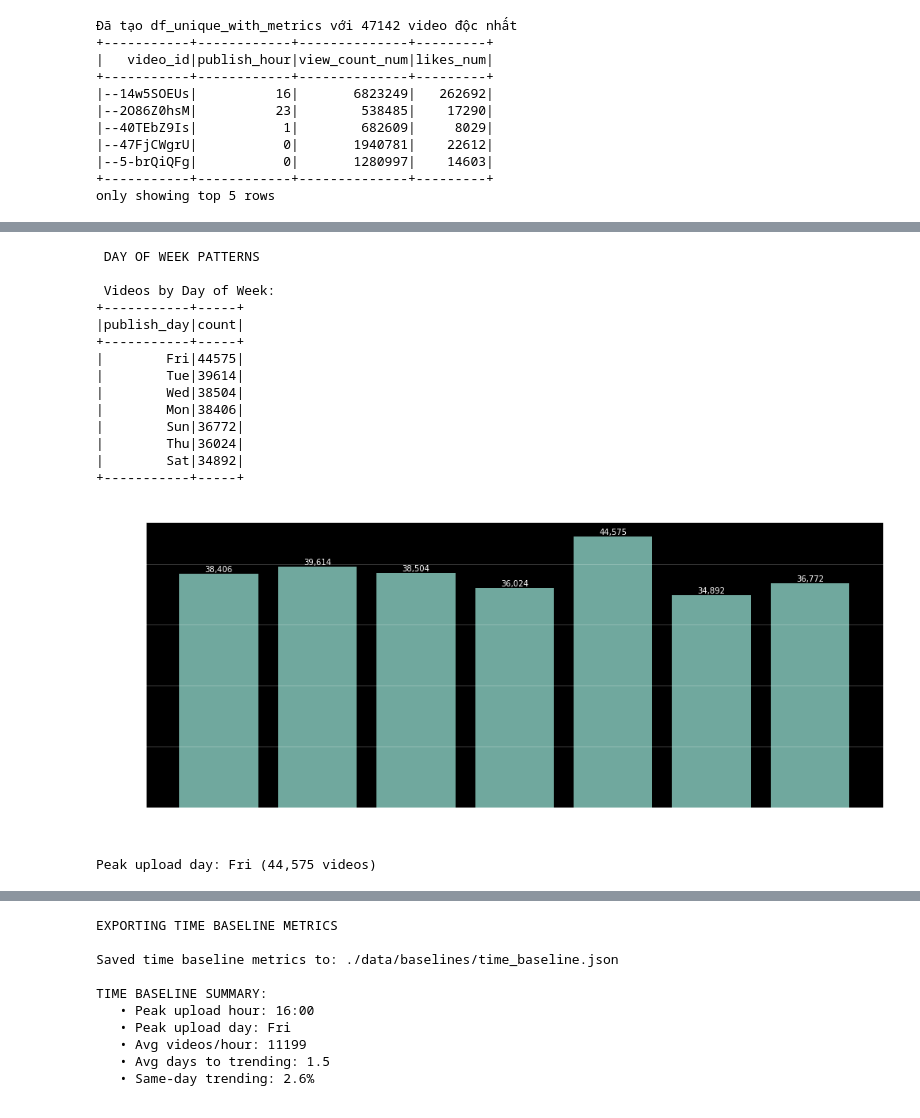
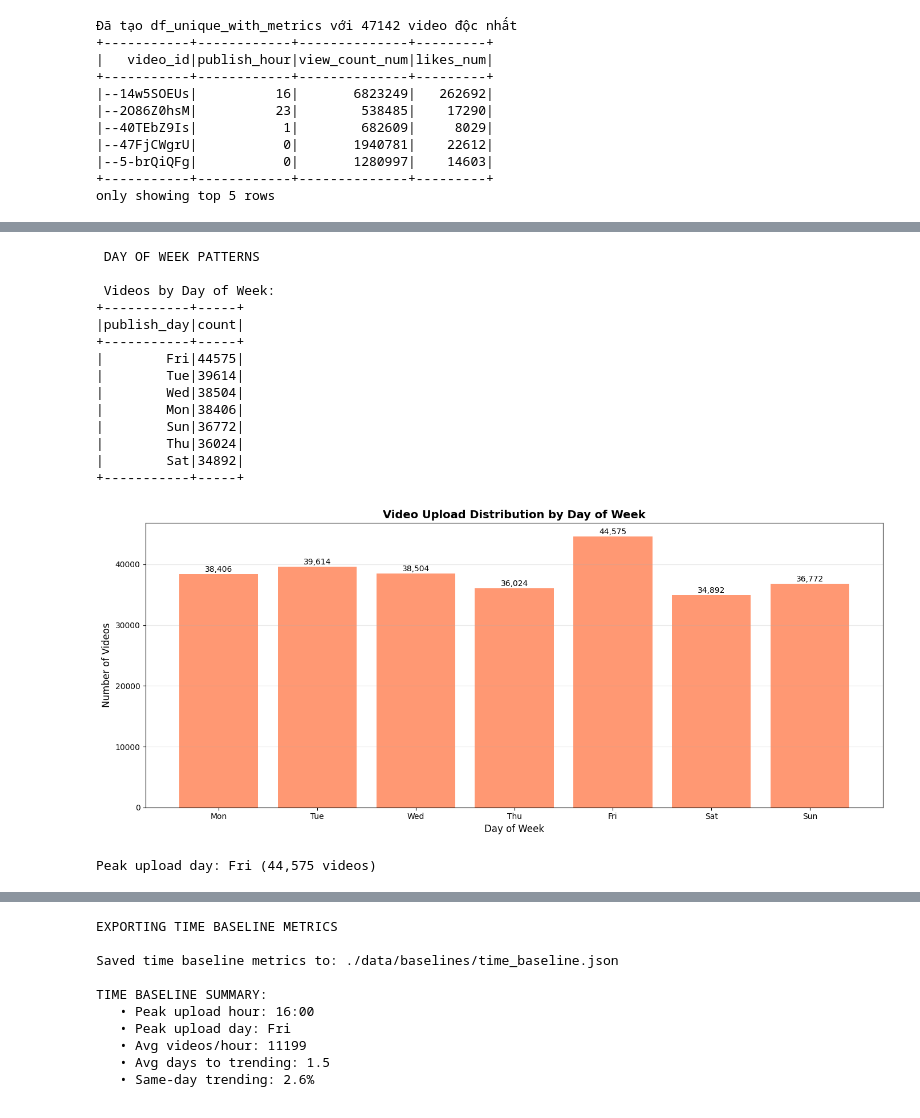
Before and after one commit to 24022404/youtube-pyspark-analysis-local-, a Jupyter notebook: 03_time_analysis.ipynb, the cells around one changed output, grey strips where cells are left out. Saved outputs shown, nothing was run; the diff lists cells and outputs as text; code cells hidden in the pictures.

```diff
--- a/03_time_analysis.ipynb
+++ b/03_time_analysis.ipynb
@@ -25,7 +36,6 @@ warnings.filterwarnings('ignore')
 # Set style cho plots
 plt.style.use('default')
 sns.set_palette("husl")
-plt.style.use('dark_background')
 # %%
 # INITIALIZE SPARK SESSION
 import tempfile
@@ -43,14 +53,10 @@ print(f"Spark {spark.version} started")
 # %% [output]
 Spark 3.2.1 started
 # %%
-hdfs_path = "hdfs://namenode:9000/data_input"
+# LOAD PREPROCESSED DATA
+df = spark.read.csv("./data/preprocessed_data.csv", header=True, inferSchema=True)
 
-df = spark.read.parquet(
-    f"{hdfs_path}/preprocessed_data.csv",
-    header=True, inferSchema=True, escape='"', multiLine=True
-)
-
-print(f"Loaded {df.count():,} rows with {len(df.columns)} columns")
+print(f" Loaded {df.count():,} rows with {len(df.columns)} columns")
 print("\nSAMPLE DATA")
 df.show(5)
 # %% [output]
@@ -96,6 +102,25 @@ df.select('video_id', 'publishedAt', 'publish_hour', 'publish_day').show(5)
 |VIUo6yapDbc|2020-08-11 15:10:05|          15|        Tue|
 +-----------+-------------------+------------+-----------+
 only showing top 5 rows
+# %%
+# Thêm đoạn này vào cuối cell 'prepare_data'
+df = df.withColumn("category_name",
+    when(col("categoryId") == "1", "Film & Animation")
+    .when(col("categoryId") == "2", "Autos & Vehicles")
+    .when(col("categoryId") == "10", "Music")
+    .when(col("categoryId") == "15", "Pets & Animals")
+    .when(col("categoryId") == "17", "Sports")
+    .when(col("categoryId") == "19", "Travel & Events")
+    .when(col("categoryId") == "20", "Gaming")
+    .when(col("categoryId") == "22", "People & Blogs")
+    .when(col("categoryId") == "23", "Comedy")
+    .when(col("categoryId") == "24", "Entertainment")
+    .when(col("categoryId") == "25", "News & Politics")
+    .when(col("categoryId") == "26", "Howto & Style")
+    .when(col("categoryId") == "27", "Education")
+    .when(col("categoryId") == "28", "Science & Technology")
+    .otherwise("Unknown")
+)
 # %%
 # BƯỚC CHUẨN BỊ BỔ SUNG: TẠO DF VỚI METRICS
 # Cần DF này cho phân tích engagement theo giờ
@@ -218,41 +242,40 @@ dow_analysis_pd = dow_analysis_pd.sort_values('publish_day')
 # Plot
 plt.figure(figsize=(14, 6))
 bars = plt.bar(dow_analysis_pd['publish_day'], dow_analysis_pd['count'],
-               alpha=0.8)
+               color='coral', alpha=0.8)
 plt.xlabel('Day of Week', fontsize=12)
 plt.ylabel('Number of Videos', fontsize=12)
 plt.title('Video Upload Distribution by Day of Week', fontsize=14, fontweight='bold')
 plt.grid(axis='y', alpha=0.3)
 
 # Add value labels
 for bar in bars:
     height = bar.get_height()
     plt.text(bar.get_x() + bar.get_width()/2., height + 100,
              f'{int(height):,}', ha='center', va='bottom', fontsize=10)
 
 plt.tight_layout()
-plt.savefig("images/time_analysis/02.png", dpi=300, bbox_inches='tight')
 plt.show()
 
 # Find peak day
 peak_day = dow_analysis_pd.loc[dow_analysis_pd['count'].idxmax()]
 print(f"\nPeak upload day: {peak_day['publish_day']} ({peak_day['count']:,} videos)")
 # %% [output]
  DAY OF WEEK PATTERNS
 
  Videos by Day of Week:
 +-----------+-----+
 |publish_day|count|
 +-----------+-----+
 |        Fri|44575|
 |        Tue|39614|
 |        Wed|38504|
 |        Mon|38406|
 |        Sun|36772|
 |        Thu|36024|
 |        Sat|34892|
 +-----------+-----+
-[figure, old version]
+[figure, new version]
 Peak upload day: Fri (44,575 videos)
 # %%
 # PHÂN TÍCH 3: TRENDING DAY PATTERNS
```
Also changed, not shown: parts of 11 cells of this notebook, 13 other files.
